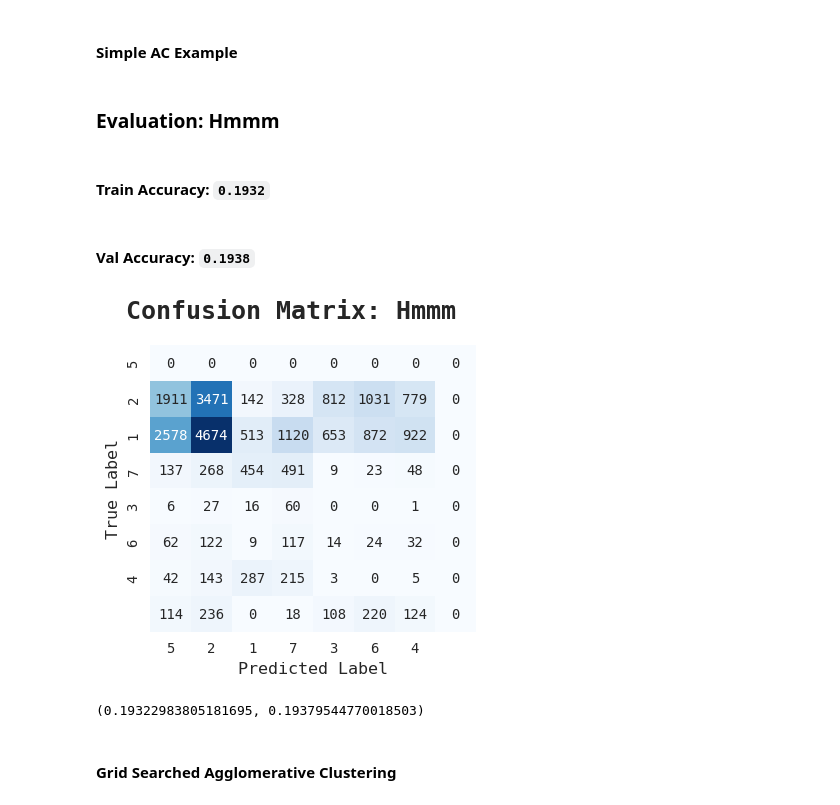
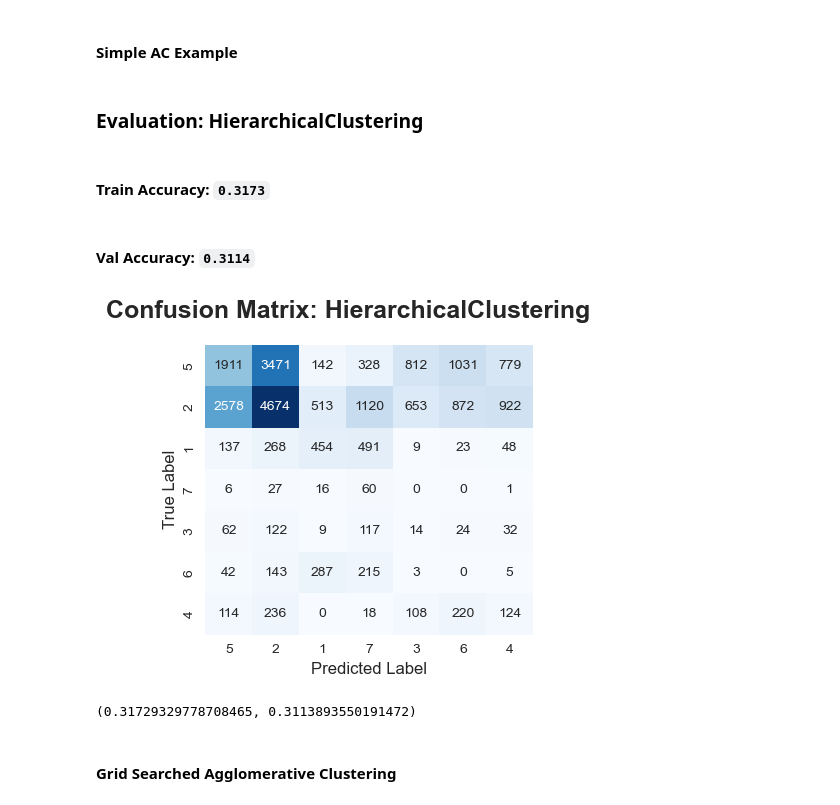
Before and after one commit to Minecraftian14/ml-cmp-forest-cover, a Jupyter notebook: ml_cmp_forest_cover.ipynb, the cells around one changed output. Cells and saved outputs as stored; diff of their text form; code cells hidden in the pictures.

```diff
--- a/ml_cmp_forest_cover.ipynb
+++ b/ml_cmp_forest_cover.ipynb
@@ -922,7 +965,7 @@ algorithm=lloyd,max_iter=1000,n_clusters=7,n_init=20
 # %% [markdown]
 #### Simple AC Example
 # %%
-class Hmmm(skl.base.BaseEstimator, skl.base.ClusterMixin):
+class HierarchicalClustering(skl.base.BaseEstimator, skl.base.ClusterMixin):
     def __init__(self, n_clusters=10, max_iter=10):
         self.n_clusters = n_clusters
         self.max_iter = max_iter
@@ -946,20 +989,16 @@ class Hmmm(skl.base.BaseEstimator, skl.base.ClusterMixin):
         return self.labels_
 
     def score(self, X, y):
-        labels = self.predict(X)
-        print(labels.shape)
-        if len(set(labels)) < 2 or len(set(labels)) >= len(labels):
-            return -1.0
-        return skl.metrics.mean_squared_error(y, labels)
+        return skl.metrics.accuracy_score(y, self.predict(X))
 # %%
 # conduct_simple_experiment(skl.cluster.AgglomerativeClustering(n_clusters=n_targets))
-conduct_simple_experiment(Hmmm(10, 10))
+conduct_simple_experiment(HierarchicalClustering(10, 10))
 # %% [output]
-### Evaluation: Hmmm
+### Evaluation: HierarchicalClustering
-#### **Train Accuracy:** `0.1932`
+#### **Train Accuracy:** `0.3173`
-#### **Val Accuracy:** `0.1938`
+#### **Val Accuracy:** `0.3114`
-[figure, old version]
+[figure, new version]
-(0.19322983805181695, 0.19379544770018503)
+(0.31729329778708465, 0.3113893550191472)
 # %% [markdown]
 #### Grid Searched Agglomerative Clustering
 # %%
```
Also changed, not shown: parts of 40 cells of this notebook, 28 other files.
